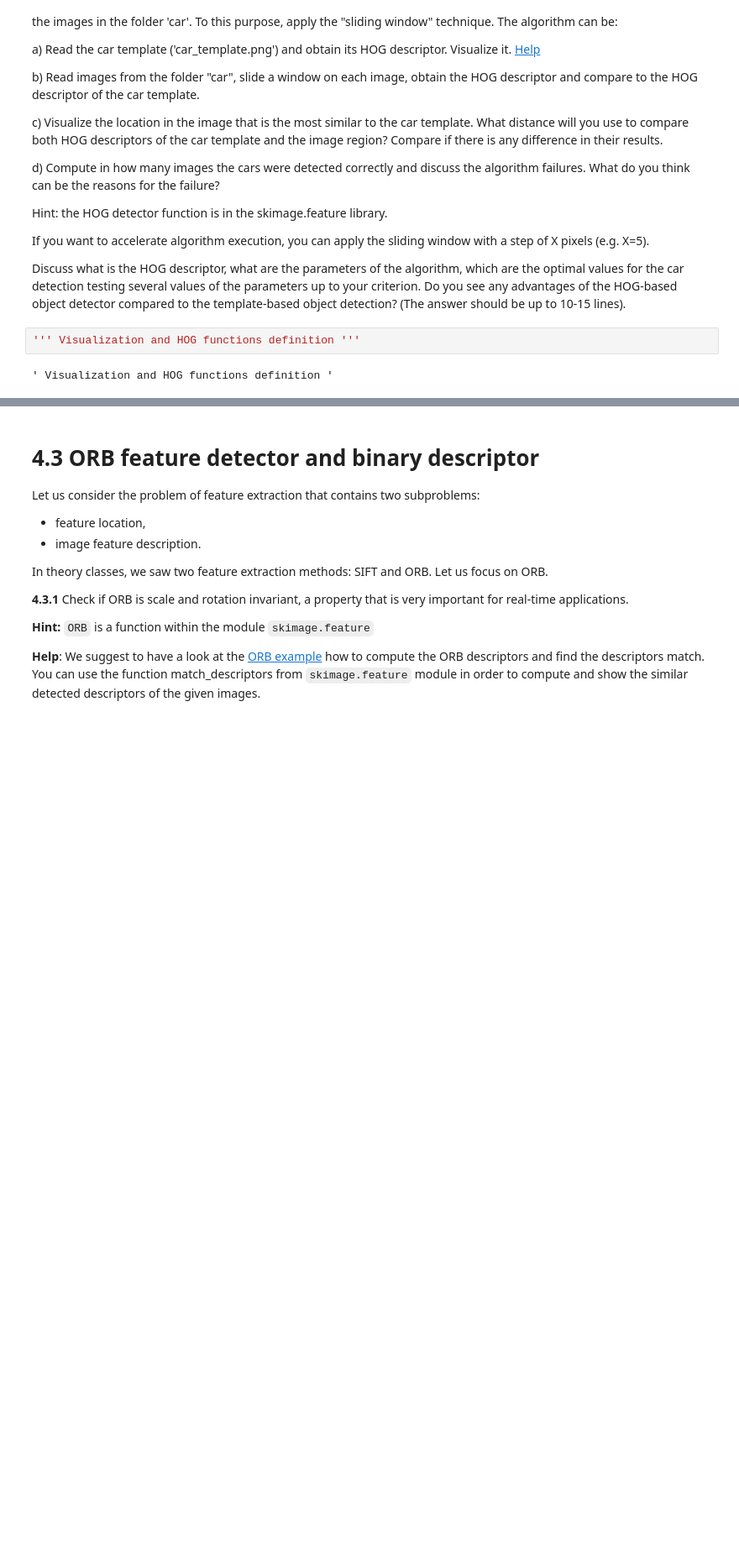
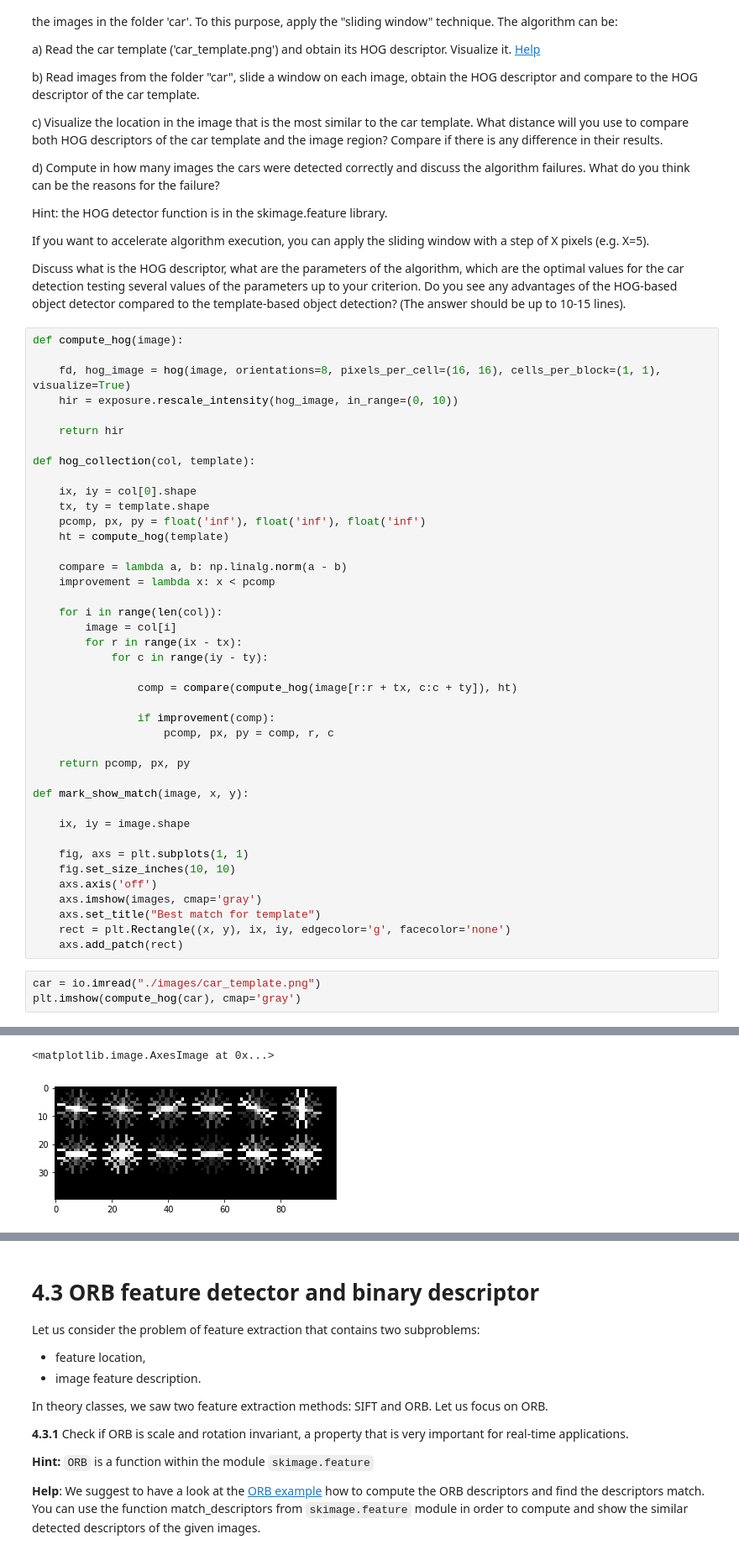
Before and after one commit to leRoderic/VA_19, a Jupyter notebook: P4/P4_JoelBolwijn_RodrigoCabezas.ipynb, the cells around one changed output, grey strips where cells are left out. Shown at 84% size. Drawn from its saved outputs; the diff is of its cells as text; blank space fills up the shorter version.

```diff
--- a/P4/P4_JoelBolwijn_RodrigoCabezas.ipynb
+++ b/P4/P4_JoelBolwijn_RodrigoCabezas.ipynb
@@ -177,7 +206,48 @@ Hint: the HOG detector function is in the skimage.feature library.
 If you want to accelerate algorithm execution, you can apply the sliding window with a step of X pixels (e.g. X=5).
 
 Discuss what is the HOG descriptor, what are the parameters of the algorithm, which are the optimal values for the car detection testing several values of the parameters up to your criterion. Do you see any advantages of the HOG-based object detector compared to the template-based object detection? (The answer should be up to 10-15 lines).
-# %%
-''' Visualization and HOG functions definition '''
-# %% [output]
-' Visualization and HOG functions definition '
+# %%
+def compute_hog(image):
+
+    fd, hog_image = hog(image, orientations=8, pixels_per_cell=(16, 16), cells_per_block=(1, 1), visualize=True)
+    hir = exposure.rescale_intensity(hog_image, in_range=(0, 10))
+
+    return hir
+
+def hog_collection(col, template):
+
+    ix, iy = col[0].shape
+    tx, ty = template.shape
+    pcomp, px, py = float('inf'), float('inf'), float('inf')
+    ht = compute_hog(template)
+
+    compare = lambda a, b: np.linalg.norm(a - b)
+    improvement = lambda x: x < pcomp
+
+    for i in range(len(col)):
+        image = col[i]
+        for r in range(ix - tx):
+            for c in range(iy - ty):
+
+                comp = compare(compute_hog(image[r:r + tx, c:c + ty]), ht)
+
+                if improvement(comp):
+                    pcomp, px, py = comp, r, c
+
+    return pcomp, px, py
+
+def mark_show_match(image, x, y):
+
+    ix, iy = image.shape
+
+    fig, axs = plt.subplots(1, 1)
+    fig.set_size_inches(10, 10)
+    axs.axis('off')
+    axs.imshow(images, cmap='gray')
+    axs.set_title("Best match for template")
+    rect = plt.Rectangle((x, y), ix, iy, edgecolor='g', facecolor='none')
+    axs.add_patch(rect)
+# %%
+car = io.imread("./images/car_template.png")
+plt.imshow(compute_hog(car), cmap='gray')
+# %% [output]
@@ -183,0 +256,2 @@ Discuss what is the HOG descriptor, what are the parameters of the algorithm, wh
+<matplotlib.image.AxesImage at 0x...>
+[figure, added]
```
Also changed, not shown: parts of 11 cells of this notebook.
